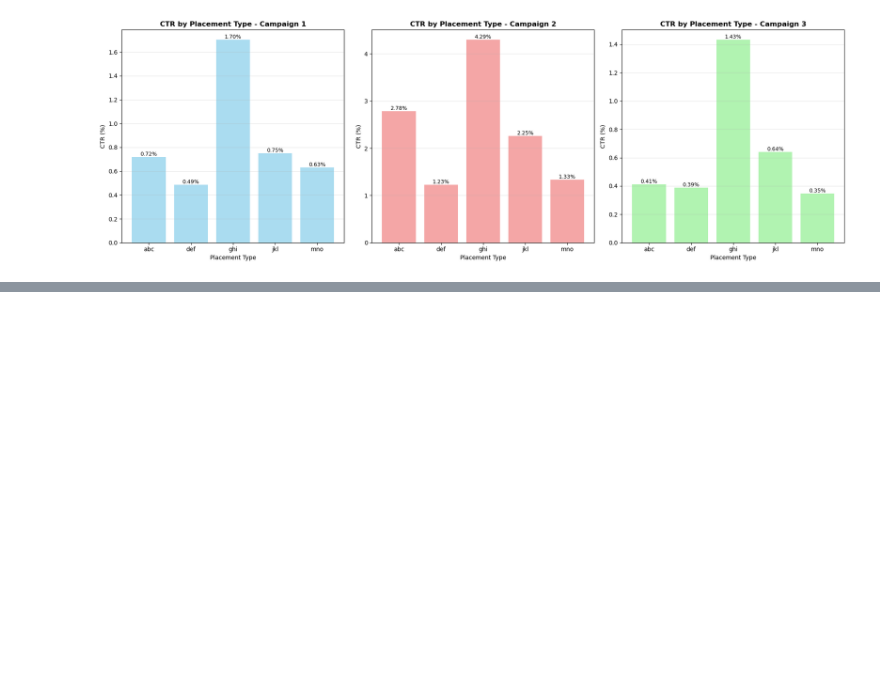
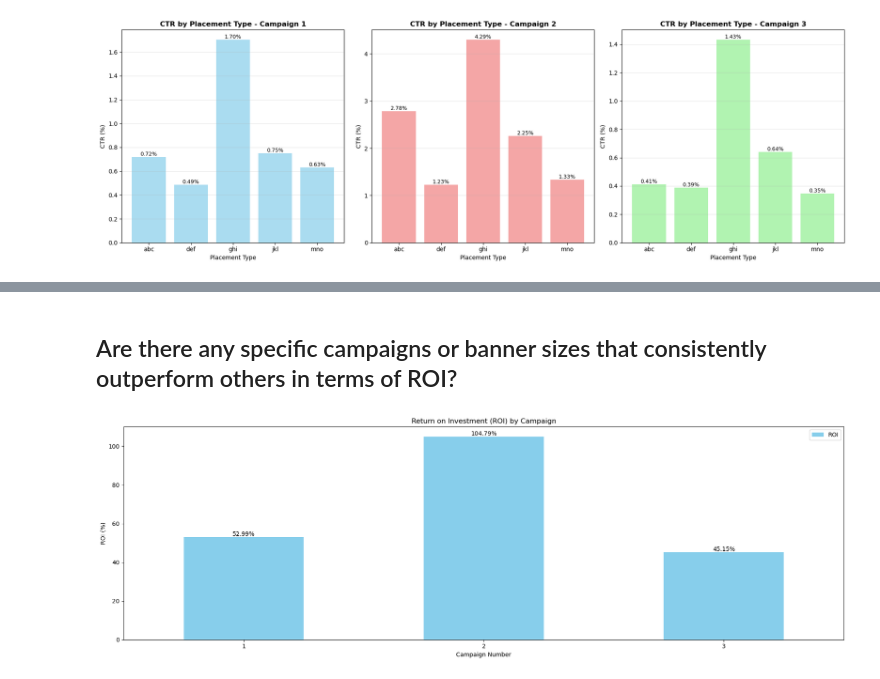
Before and after one commit to Tanush-IIITH/Projects, a Jupyter notebook: Online_Ads_DS/main.ipynb, the cells around one changed output, grey strips where cells are left out. Drawn from its saved outputs; the diff is of its cells as text; code cells hidden in the pictures; blank space fills up the shorter version.

Commit message:
Add ROI analysis by campaign and banner size

```diff
--- a/Online_Ads_DS/main.ipynb
+++ b/Online_Ads_DS/main.ipynb
@@ -1128,4 +1152,6 @@ plt.show()
 # %%
+#Creating a visualization of CTR by banner size, individually for each campaign
+
 ctr_by_campaign_banner = df.groupby(['campaign_number', 'banner_original'])[['clicks', 'displays']].sum().reset_index()
 ctr_by_campaign_banner['CTR'] = (ctr_by_campaign_banner['clicks'] / ctr_by_campaign_banner['displays']) * 100
 
@@ -1136,13 +1162,11 @@ colors = ['skyblue', 'lightcoral', 'lightgreen']
 for i, campaign in enumerate(campaigns):
     campaign_data = ctr_by_campaign_banner[ctr_by_campaign_banner['campaign_number'] == campaign]
 
-    bars = axes[i].bar(campaign_data['banner_original'], campaign_data['CTR'],
-                       color=colors[i], alpha=0.7)
+    bars = axes[i].bar(campaign_data['banner_original'], campaign_data['CTR'], color=colors[i], alpha=0.7)
 
     for bar in bars:
         height = bar.get_height()
-        axes[i].text(bar.get_x() + bar.get_width()/2, height,
-                     f'{height:.2f}%', ha='center', va='bottom', fontsize=9)
+        axes[i].text(bar.get_x() + bar.get_width()/2, height, f'{height:.2f}%', ha='center', va='bottom', fontsize=9)
 
     axes[i].set_title(f'CTR by Banner Size - Campaign {campaign}', fontsize=12, fontweight='bold')
     axes[i].set_xlabel('Banner Size')
@@ -1183,4 +1273,6 @@ plt.show()
 # %%
+#Creating a visualization of CTR by placement type, individually for each campaign
+
 ctr_by_campaign_placement = df.groupby(['campaign_number', 'placement_original'])[['clicks', 'displays']].sum().reset_index()
 ctr_by_campaign_placement['CTR'] = (ctr_by_campaign_placement['clicks'] / ctr_by_campaign_placement['displays']) * 100
 
@@ -1191,13 +1283,11 @@ colors = ['skyblue', 'lightcoral', 'lightgreen']
 for i, campaign in enumerate(campaigns):
     campaign_data = ctr_by_campaign_placement[ctr_by_campaign_placement['campaign_number'] == campaign]
 
-    bars = axes[i].bar(campaign_data['placement_original'], campaign_data['CTR'],
-                       color=colors[i], alpha=0.7)
+    bars = axes[i].bar(campaign_data['placement_original'], campaign_data['CTR'], color=colors[i], alpha=0.7)
 
     for bar in bars:
         height = bar.get_height()
-        axes[i].text(bar.get_x() + bar.get_width()/2, height,
-                     f'{height:.2f}%', ha='center', va='bottom', fontsize=9)
+        axes[i].text(bar.get_x() + bar.get_width()/2, height, f'{height:.2f}%', ha='center', va='bottom', fontsize=9)
 
     axes[i].set_title(f'CTR by Placement Type - Campaign {campaign}', fontsize=12, fontweight='bold')
     axes[i].set_xlabel('Placement Type')
@@ -1211,0 +1362,27 @@ plt.show()
+# %% [markdown]
+## Are there any specific campaigns or banner sizes that consistently outperform others in terms of ROI?
+# %%
+#Creating a visualization of ROI by campaign
+campaign_roi = df.groupby('campaign_number')[['revenue', 'cost']].sum().reset_index()
+campaign_roi['ROI'] = ((campaign_roi['revenue'] - campaign_roi['cost']) / campaign_roi['cost']) * 100
+
+fig, ax = plt.subplots(figsize=(18, 6))
+campaign_roi.plot(kind='bar', x='campaign_number', y='ROI', ax=ax, color='skyblue')
+for bar in ax.patches:
+    height = bar.get_height()
+    ax.text(
+        bar.get_x() + bar.get_width()/2,
+        height,
+        f'{height:.2f}%',
+        ha='center', va='bottom', fontsize=10
+    )
+ax.set_title('Return on Investment (ROI) by Campaign')
+ax.set_xlabel('Campaign Number')
+ax.set_ylabel('ROI (%)')
+ax.set_xticklabels(campaign_roi['campaign_number'], rotation=0)
+ax.legend(['ROI'], loc='upper right')
+
+plt.tight_layout()
+plt.show()
+# %% [output]
+[figure, added]
```
Also changed, not shown: parts of 9 cells of this notebook, 2 other files.
